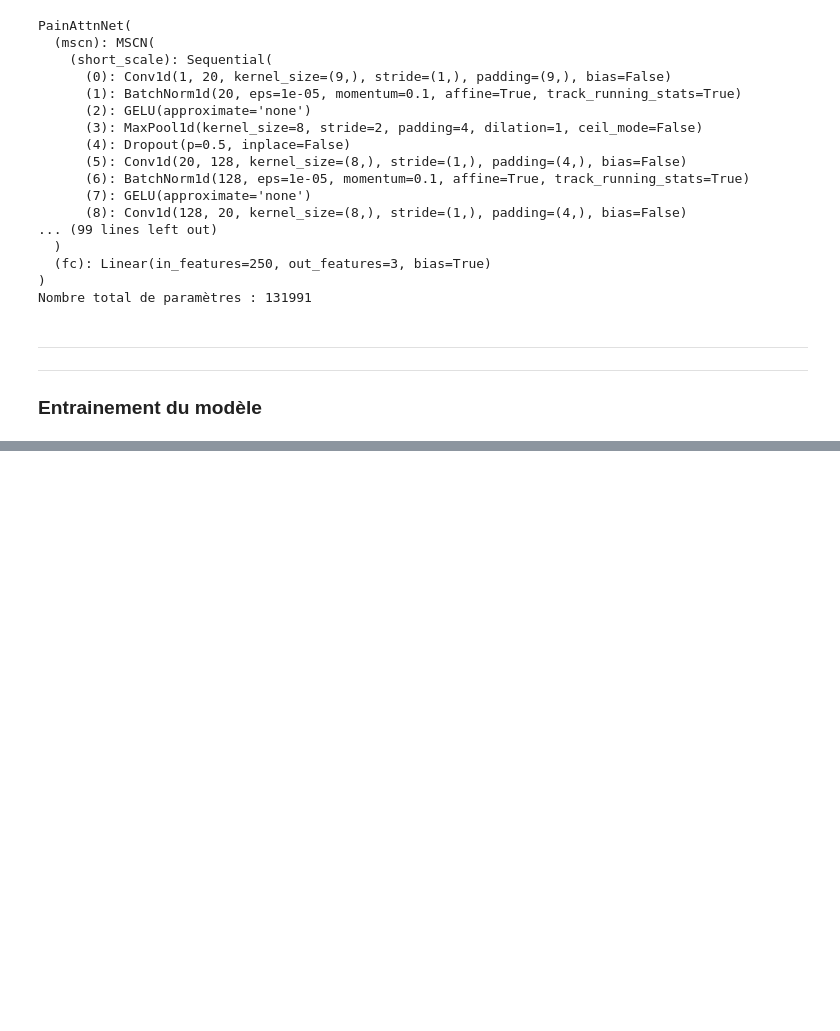
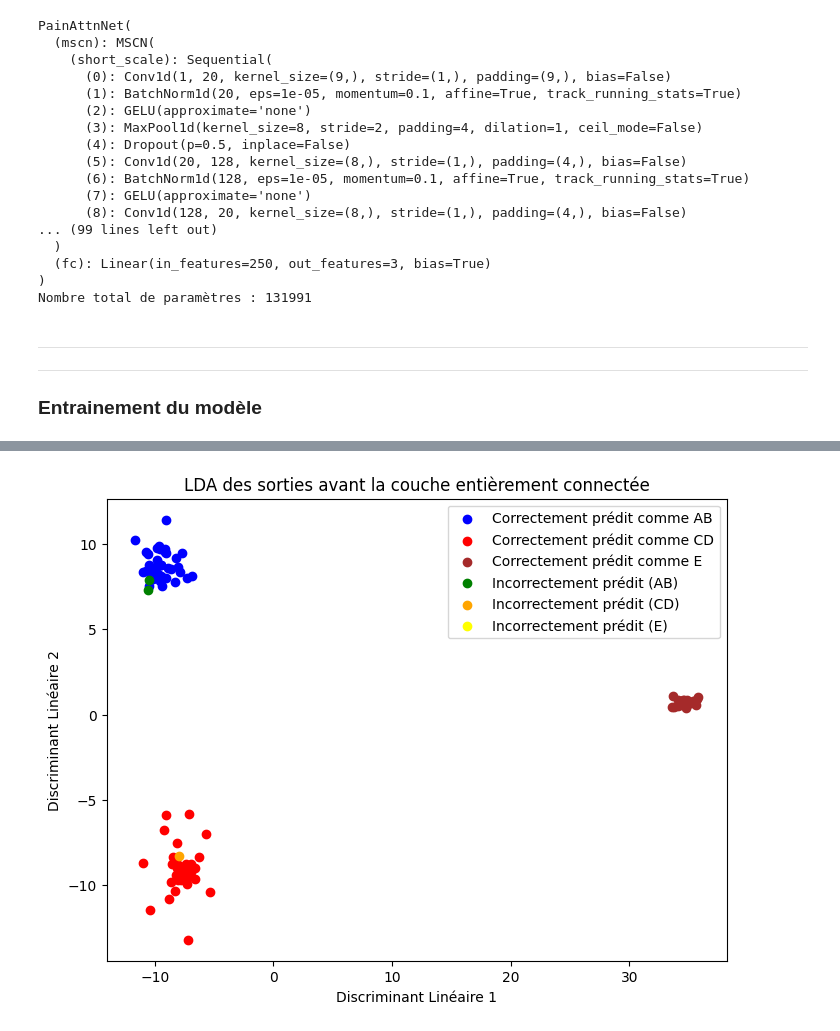
Before and after one commit to deubn31/PTI-Analyse-Classification-de-signaux-EEG, a Jupyter notebook: Classification Supervisée.ipynb, the cells around one changed output, grey strips where cells are left out. Saved outputs shown, nothing was run; the diff lists cells and outputs as text; code cells hidden in the pictures; blank space fills up the shorter version.

```diff
--- a/Classification Supervisée.ipynb
+++ b/Classification Supervisée.ipynb
@@ -1056,0 +917,42 @@ plt.legend()"""
+# %%
+from sklearn.discriminant_analysis import LinearDiscriminantAnalysis as LDA
+
+# Implémentation de l'analyse de Fisher (LDA) sur les signaux outputbeforefc (avant le Classifier et après le Transformer)
+# Convertir le tenseur en tableau numpy
+outputbeforefc_np = outputbeforefc.cpu().numpy()
+target_np = target.cpu().numpy()
+pred_np = pred.cpu().numpy()
+
+# Effectuer l'analyse LDA
+lda = LDA(n_components=2)  # Réduire à 2 composantes pour la visualisation
+lda_result = lda.fit_transform(outputbeforefc_np, target_np)
+
+# Afficher les résultats de l'analyse LDA
+plt.figure(figsize=(8, 6))
+
+# Indices des prédictions correctes et incorrectes pour chaque classe
+index_correct_AB = np.where(np.logical_and(target_np == pred_np, target_np == 0))
+index_correct_CD = np.where(np.logical_and(target_np == pred_np, target_np == 1))
+index_correct_E = np.where(np.logical_and(target_np == pred_np, target_np == 2))
+
+index_incorrect_AB = np.where(np.logical_and(target_np != pred_np, target_np == 0))
+index_incorrect_CD = np.where(np.logical_and(target_np != pred_np, target_np == 1))
+index_incorrect_E = np.where(np.logical_and(target_np != pred_np, target_np == 2))
+
+# Tracer les points pour chaque classe et chaque type de prédiction
+plt.scatter(lda_result[index_correct_AB, 0], lda_result[index_correct_AB, 1], color='blue', label='Correctement prédit comme AB')
+plt.scatter(lda_result[index_correct_CD, 0], lda_result[index_correct_CD, 1], color='red', label='Correctement prédit comme CD')
+plt.scatter(lda_result[index_correct_E, 0], lda_result[index_correct_E, 1], color='brown', label='Correctement prédit comme E')
+
+plt.scatter(lda_result[index_incorrect_AB, 0], lda_result[index_incorrect_AB, 1], color='green', label='Incorrectement prédit (AB)')
+plt.scatter(lda_result[index_incorrect_CD, 0], lda_result[index_incorrect_CD, 1], color='orange', label='Incorrectement prédit (CD)')
+plt.scatter(lda_result[index_incorrect_E, 0], lda_result[index_incorrect_E, 1], color='yellow', label='Incorrectement prédit (E)')
+
+# Ajouter des titres et des légendes
+plt.title('LDA des sorties avant la couche entièrement connectée')
+plt.xlabel('Discriminant Linéaire 1')
+plt.ylabel('Discriminant Linéaire 2')
+plt.legend()
+plt.show()
+# %% [output]
+[figure, added]
```
Also changed, not shown: parts of 18 cells of this notebook.
